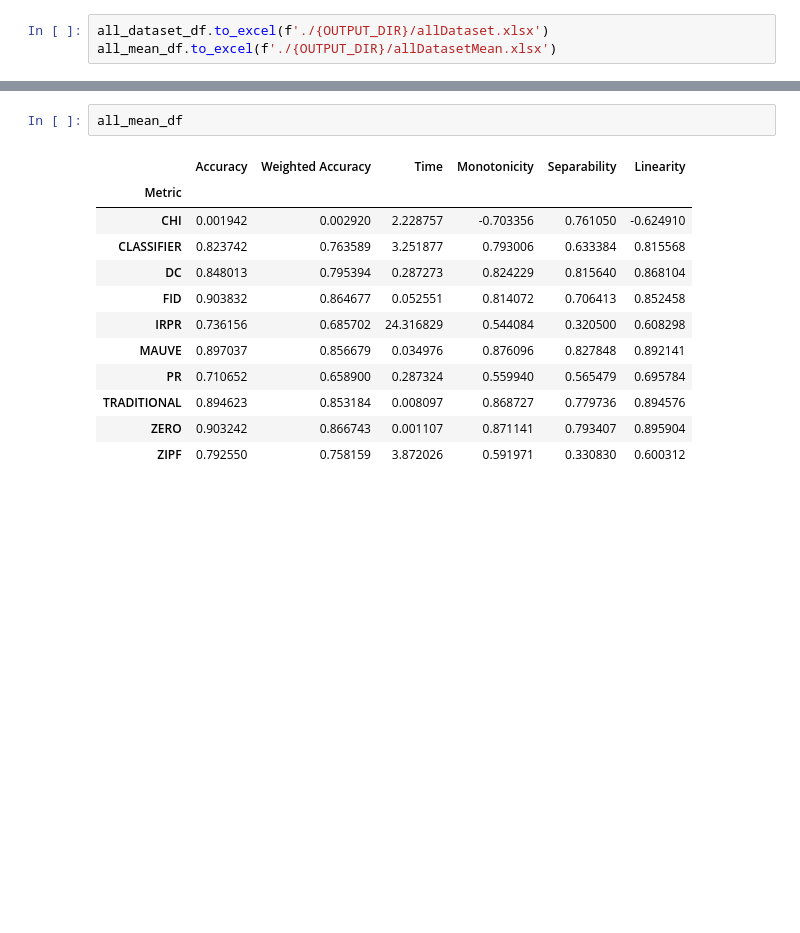
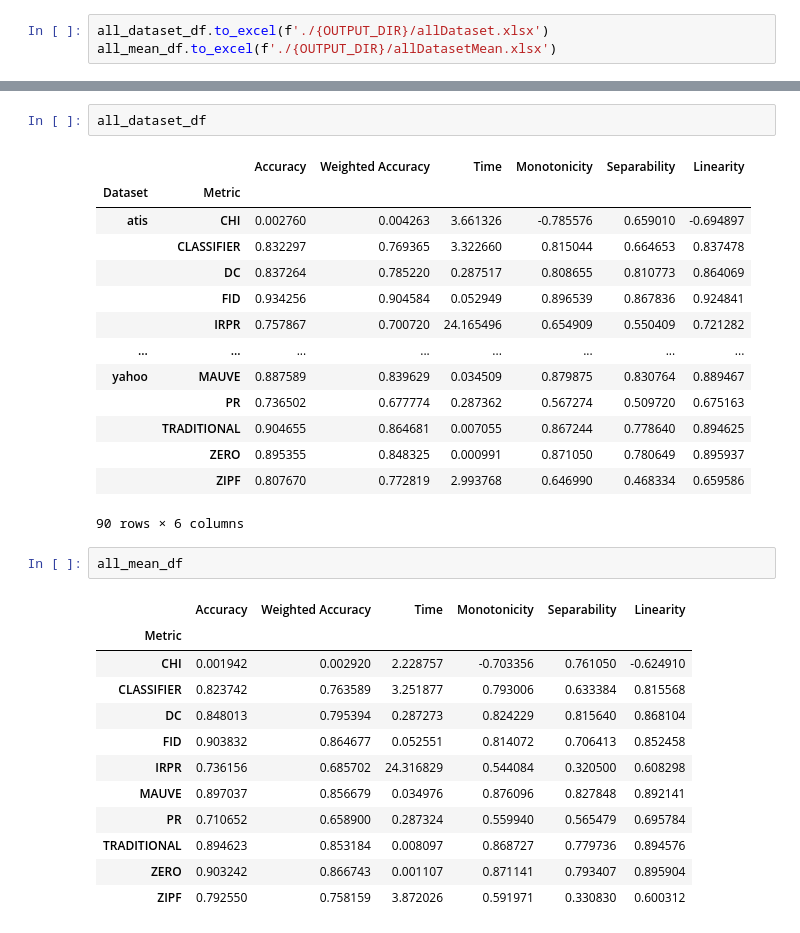
Before and after one commit to isabel-ronan/zeroShotSimilarity, a Jupyter notebook: onlineCompcorImplementation/metricAnalysisSimple.ipynb, the cells around one changed output, grey strips where cells are left out. Drawn from its saved outputs; the diff is of its cells as text; blank space fills up the shorter version.

```diff
--- a/onlineCompcorImplementation/metricAnalysisSimple.ipynb
+++ b/onlineCompcorImplementation/metricAnalysisSimple.ipynb
@@ -171,3 +211,20 @@ all_mean_df.to_excel(f'./{OUTPUT_DIR}/allDatasetMean.xlsx')
+# %%
+all_dataset_df
+# %% [output]
+|  |  | Accuracy | Weighted Accuracy | Time | Monotonicity | Separability | Linearity |
+| Dataset | Metric |  |  |  |  |  |  |
+| atis | CHI | 0.002760 | 0.004263 | 3.661326 | -0.785576 | 0.659010 | -0.694897 |
+|  | CLASSIFIER | 0.832297 | 0.769365 | 3.322660 | 0.815044 | 0.664653 | 0.837478 |
+|  | DC | 0.837264 | 0.785220 | 0.287517 | 0.808655 | 0.810773 | 0.864069 |
+|  | FID | 0.934256 | 0.904584 | 0.052949 | 0.896539 | 0.867836 | 0.924841 |
+|  | IRPR | 0.757867 | 0.700720 | 24.165496 | 0.654909 | 0.550409 | 0.721282 |
+| ... | ... | ... | ... | ... | ... | ... | ... |
+| yahoo | MAUVE | 0.887589 | 0.839629 | 0.034509 | 0.879875 | 0.830764 | 0.889467 |
+|  | PR | 0.736502 | 0.677774 | 0.287362 | 0.567274 | 0.509720 | 0.675163 |
+|  | TRADITIONAL | 0.904655 | 0.864681 | 0.007055 | 0.867244 | 0.778640 | 0.894625 |
+|  | ZERO | 0.895355 | 0.848325 | 0.000991 | 0.871050 | 0.780649 | 0.895937 |
+|  | ZIPF | 0.807670 | 0.772819 | 2.993768 | 0.646990 | 0.468334 | 0.659586 |
+90 rows × 6 columns
 # %%
 all_mean_df
 # %% [output]
```
Also changed, not shown: parts of 3 cells of this notebook, 29 other files.
